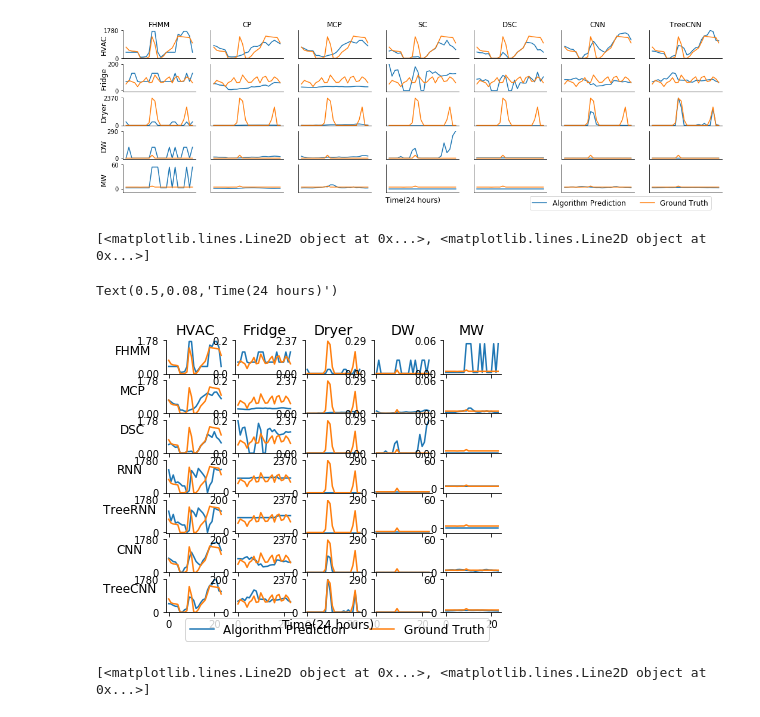
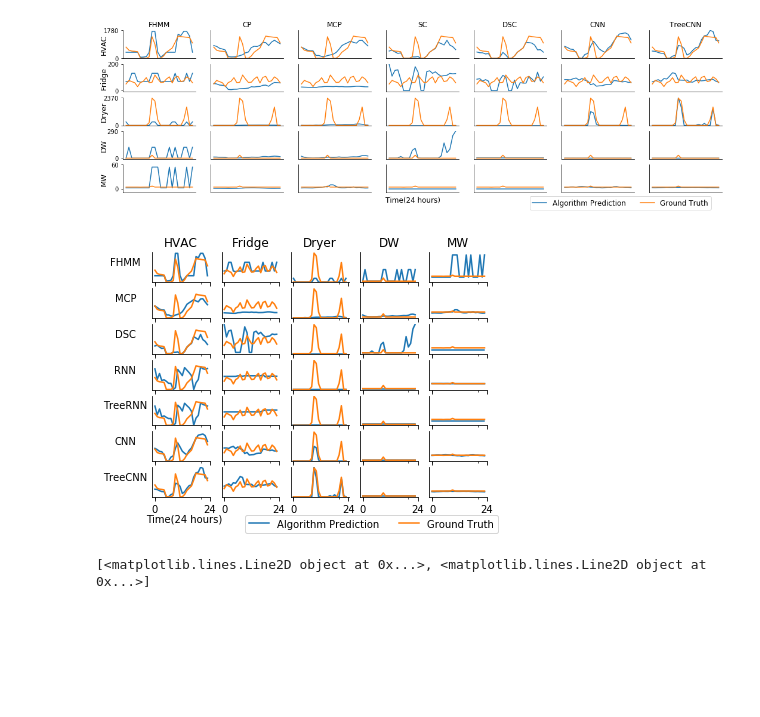
Before and after one commit to nipunbatra/freq-nilm, a Jupyter notebook: notebooks/paper_figures_3.ipynb, the cells around one changed output. Saved outputs shown, nothing was run; the diff lists cells and outputs as text; code cells hidden in the pictures; blank space fills up the shorter version.

```diff
--- a/notebooks/paper_figures_3.ipynb
+++ b/notebooks/paper_figures_3.ipynb
@@ -118,7 +111,7 @@ i = 0
 home = 3
 day = 110
 
-fig, axes = plt.subplots(ncols=5, nrows=7, figsize=(6, 5))
+fig, axes = plt.subplots(ncols=5, nrows=7, figsize=(6, 4.5), sharex=True)
 ax = axes.flatten()
 i=0
 for i, method in enumerate(['fhmm', 'mtf', 'sc']):
@@ -129,9 +122,9 @@ for i, method in enumerate(['fhmm', 'mtf', 'sc']):
 #                 if appliance == 'mw' and method == 'tree cnn':
 #                     print(predictions[dataset][method][appliance][home][day])
 #                 pred = np.minimum(predictions[dataset][method][appliance][home][day], tensor[dataset][home, 0:1, day])
-        up = math.ceil(pd.DataFrame(max_pred).max()[appliance]/10.0)*10/1000
-        (pd.Series(predictions[dataset][method][appliance][home][day])/1000).plot(ax=ax[i*5+idx], yticks=(0, up), ylim=(0, up))
-        pd.Series(tensor[dataset][home][idx+1][day]/1000).plot(ax=ax[i*5+idx], yticks=(0, up), ylim=(0, up))
+        up = math.ceil(pd.DataFrame(max_pred).max()[appliance]/10.0)*10
+        (pd.Series(predictions[dataset][method][appliance][home][day])).plot(ax=ax[i*5+idx], yticks=(0, up), ylim=(-10, up))
+        pd.Series(tensor[dataset][home][idx+1][day]).plot(ax=ax[i*5+idx], yticks=(0, up), ylim=(-10, up))
         ax[i*5+idx].spines['right'].set_visible(False)
         ax[i*5+idx].spines['top'].set_visible(False)
 #     i += 1
@@ -145,8 +138,8 @@ for method in ['ind cnn', 'tree cnn']:
 #                     print(predictions[dataset][method][appliance][home][day])
 #                 pred = np.minimum(predictions[dataset][method][appliance][home][day], tensor[dataset][home, 0:1, day])
         up = math.ceil(pd.DataFrame(max_pred).max()[appliance]/10.0)*10
-        pd.Series(predictions[dataset][method][appliance][home][day]).plot(ax=ax[i*5+idx], yticks=(0, up), ylim=(0, up))
-        pd.Series(tensor[dataset][home][idx+1][day]).plot(ax=ax[i*5+idx], yticks=(0, up), ylim=(0, up))
+        pd.Series(predictions[dataset][method][appliance][home][day]).plot(ax=ax[i*5+idx], yticks=(0, up), ylim=(-10, up))
+        pd.Series(tensor[dataset][home][idx+1][day]).plot(ax=ax[i*5+idx], yticks=(0, up), ylim=(-10, up))
         ax[i*5+idx].spines['right'].set_visible(False)
         ax[i*5+idx].spines['top'].set_visible(False)
     i += 1
@@ -211,57 +204,59 @@ up = math.ceil(pd.DataFrame(max_pred).max()['mw']/10.0)*10
 pd.Series(rnn_tree_pred[4].reshape(-1, 112, 24)[-1, day]).plot(ax=ax[24], yticks=(0, up), ylim=(-10, up))
 pd.Series(tensor[dataset][home][5][day]).plot(ax=ax[24], yticks=(0, up), ylim=(-10, up))
 ax[24].spines['right'].set_visible(False)
 ax[24].spines['top'].set_visible(False)
 
 
+
 # for idx, appliance in enumerate(APPLIANCE_ORDER[1:-1]):
 #     ax[idx*7].get_yaxis().set_visible(True)
 #     ax[idx*7].set_ylabel(APPLIANCE[idx], fontsize=14)
 #     ax[idx*7].yaxis.set_label_coords(-0.2, 0.5)
 
 # ax[0].set_title("FHMM", fontsize=14,)
 # # ax[1].set_title("CP", fontsize=14)
 # ax[1].set_title("MCP", fontsize=14)
 # # ax[2].set_title("SC", fontsize=14)
 # ax[2].set_title("DSC", fontsize=14)
 # ax[5].set_title("CNN", fontsize=14)
 # ax[6].set_title("TreeCNN", fontsize=14)
 # ax[3].set_title("RNN", fontsize=14)
 # ax[4].set_title("TreeRNN", fontsize=14)
-ax[0].set_title("HVAC", fontsize=14)
-ax[1].set_title("Fridge", fontsize=14)
-ax[2].set_title("Dryer", fontsize=14)
-ax[3].set_title("DW", fontsize=14)
-ax[4].set_title("MW", fontsize=14)
+ax[0].set_title("HVAC", fontsize=12)
+ax[1].set_title("Fridge", fontsize=12)
+ax[2].set_title("Dryer", fontsize=12)
+ax[3].set_title("DW", fontsize=12)
+ax[4].set_title("MW", fontsize=12)
 
-ax[0].set_ylabel("FHMM", fontsize=12, rotation=0, position=(-0.3,0.5))
-ax[5].set_ylabel("MCP", fontsize=12, rotation=0, position=(-0.3,0.5))
-ax[10].set_ylabel("DSC", fontsize=12, rotation=0, position=(-0.3,0.5))
-ax[15].set_ylabel("RNN", fontsize=12, rotation=0, position=(-0.3,0.5))
-ax[20].set_ylabel("TreeRNN", fontsize=12, rotation=0, position=(-0.3,0.5))
-ax[25].set_ylabel("CNN", fontsize=12, rotation=0, position=(-0.3,0.5))
-ax[30].set_ylabel("TreeCNN", fontsize=12, rotation=0, position=(-0.3,0.5))
+ax[0].set_ylabel("FHMM", fontsize=10, rotation=0, position=(-0.3,0.5))
+ax[5].set_ylabel("MCP", fontsize=10, rotation=0, position=(-0.3,0.5))
+ax[10].set_ylabel("DSC", fontsize=10, rotation=0, position=(-0.3,0.5))
+ax[15].set_ylabel("RNN", fontsize=10, rotation=0, position=(-0.3,0.5))
+ax[20].set_ylabel("TreeRNN", fontsize=10, rotation=0, position=(-0.3,0.5))
+ax[25].set_ylabel("CNN", fontsize=10, rotation=0, position=(-0.3,0.5))
+ax[30].set_ylabel("TreeCNN", fontsize=10, rotation=0, position=(-10,0.5))
+
+for a in ax:
+    a.yaxis.labelpad = 27
+    a.set_xticks([0, 24])
 
 
 
+for a in ax:
+    a.set_yticks([])
 
-
-
-handles, labels = ax[0].get_legend_handles_labels()
-print(handles)
+# handles, labels = ax[0].get_legend_handles_labels()
+# print(handles)
+# plt.subplots_adjust(wsp)
 # fig.legend(handles, labels=['Algorithm Prediction', 'Ground Truth'], loc=(0.7, 0.93))
-plt.legend(['Algorithm Prediction', 'Ground Truth'], loc='upper right', bbox_to_anchor = (0.9, 0), ncol=2, fontsize=12)
-fig.text(0.5,0.08, 'Time(24 hours)', ha='center', fontsize=12)
+plt.legend(['Algorithm Prediction', 'Ground Truth'], loc=(-3.2, -1.2), ncol=2, fontsize=10)
+fig.text(0.2, 0.05, 'Time(24 hours)', ha='center', fontsize=10)
 
 
 # plt.tight_layout(h_pad=2.0)
-# fig.savefig("./figure/predictions.pdf".format(home, day), format='pdf', bbox_inches='tight')
-
-# plt.cla()
+fig.savefig("./figure/predictions.pdf", format='pdf', bbox_inches='tight')
 # %% [output]
-[<matplotlib.lines.Line2D object at 0x...>, <matplotlib.lines.Line2D object at 0x...>]
-Text(0.5,0.08,'Time(24 hours)')
-[figure, old version]
+[figure, new version]
 # %%
 home = 27
 day = 1
```
Also changed, not shown: parts of 1 cell of this notebook, 58 other files.
